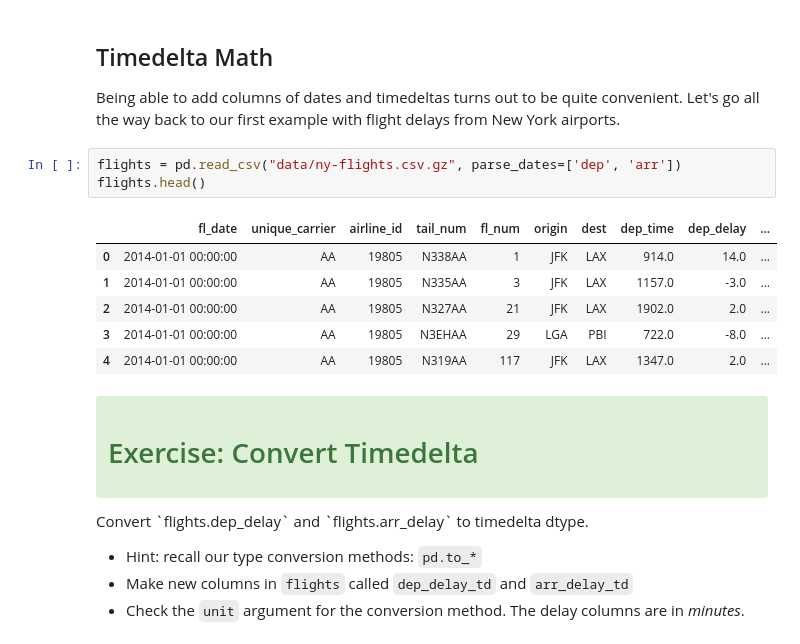
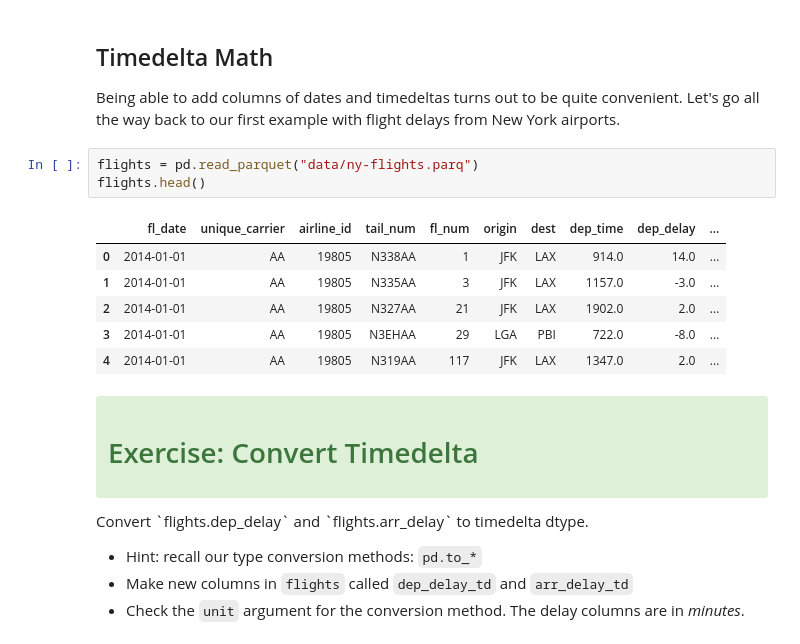
Before and after one commit to TomAugspurger/pydata-nyc-ph2t, a Jupyter notebook: 07-Timeseries.ipynb, the cells around one changed output. Cells and saved outputs as stored; diff of their text form.

Commit message:
Added data

```diff
--- a/07-Timeseries.ipynb
+++ b/07-Timeseries.ipynb
@@ -288,15 +287,15 @@ DatetimeIndex(['2016-01-31', '2016-01-31', '2016-01-31', '2016-01-31',
 Being able to add columns of dates and timedeltas turns out to be quite convenient.
 Let's go all the way back to our first example with flight delays from New York airports.
 # %%
-flights = pd.read_csv("data/ny-flights.csv.gz", parse_dates=['dep', 'arr'])
+flights = pd.read_parquet("data/ny-flights.parq")
 flights.head()
 # %% [output]
 |  | fl_date | unique_carrier | airline_id | tail_num | fl_num | origin | dest | dep_time | dep_delay | ... |
-| 0 | 2014-01-01 00:00:00 | AA | 19805 | N338AA | 1 | JFK | LAX | 914.0 | 14.0 | ... |
-| 1 | 2014-01-01 00:00:00 | AA | 19805 | N335AA | 3 | JFK | LAX | 1157.0 | -3.0 | ... |
-| 2 | 2014-01-01 00:00:00 | AA | 19805 | N327AA | 21 | JFK | LAX | 1902.0 | 2.0 | ... |
-| 3 | 2014-01-01 00:00:00 | AA | 19805 | N3EHAA | 29 | LGA | PBI | 722.0 | -8.0 | ... |
-| 4 | 2014-01-01 00:00:00 | AA | 19805 | N319AA | 117 | JFK | LAX | 1347.0 | 2.0 | ... |
+| 0 | 2014-01-01 | AA | 19805 | N338AA | 1 | JFK | LAX | 914.0 | 14.0 | ... |
+| 1 | 2014-01-01 | AA | 19805 | N335AA | 3 | JFK | LAX | 1157.0 | -3.0 | ... |
+| 2 | 2014-01-01 | AA | 19805 | N327AA | 21 | JFK | LAX | 1902.0 | 2.0 | ... |
+| 3 | 2014-01-01 | AA | 19805 | N3EHAA | 29 | LGA | PBI | 722.0 | -8.0 | ... |
+| 4 | 2014-01-01 | AA | 19805 | N319AA | 117 | JFK | LAX | 1347.0 | 2.0 | ... |
 # %% [markdown]
 <div class="alert alert-success" data-title="Convert Timedelta">
   <h1><i class="fa fa-tasks" aria-hidden="true"></i> Exercise: Convert Timedelta</h1>
```
Also changed, not shown: parts of 5 cells of this notebook, 14 other files.
